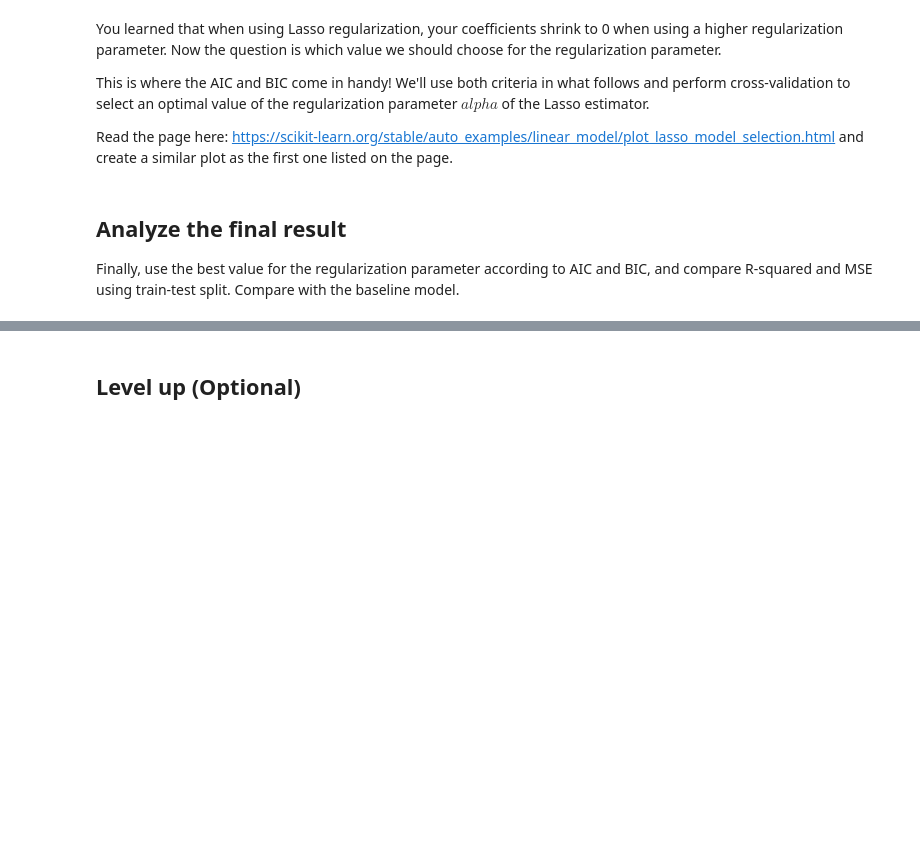
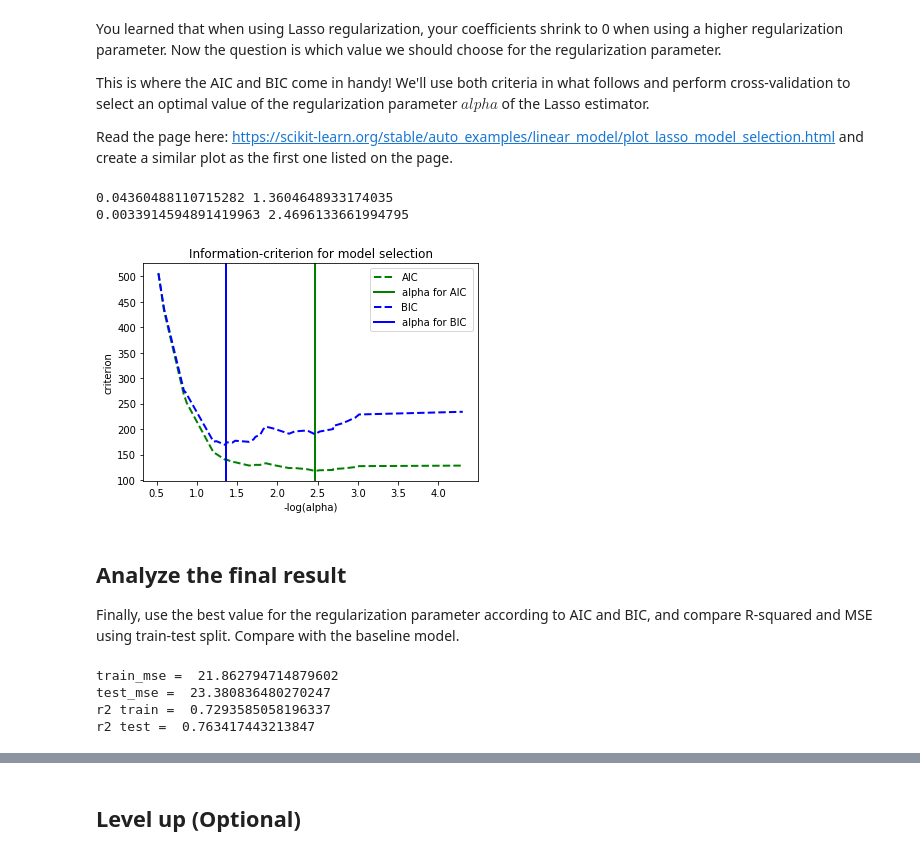
Before and after one commit to poariston/dsc-extensions-to-linear-models-lab-online-ds-pt-120919, a Jupyter notebook: index.ipynb, the cells around one changed output, grey strips where cells are left out. Drawn from its saved outputs; the diff is of its cells as text; code cells hidden in the pictures; blank space fills up the shorter version.

```diff
--- a/index.ipynb
+++ b/index.ipynb
@@ -256,0 +272,20 @@ Add Polynomials for the two features that seem to benefit the most, as in have t
+# %%
+df_inter = data
+print(df_inter.columns,df_inter.shape)
+
+columns=[]
+for i in range(deg):
+    columns.append( str(col+'^'+str(i+1)) )
+
+df_inter_poly=df_inter
+for col,deg,score in good_poly_list_sorted[:2]:
+    columns=[]
+    for i in range(deg):
+        columns.append( str(col+'^'+str(i+1)) )
+    poly = PolynomialFeatures(degree=deg,interaction_only=False,include_bias=False)
+    XX=pd.DataFrame(poly.fit_transform(  df_inter[[col]]), columns=columns)
+    # concat XX containing powers of variable 'col' with df_inter (after having removed 'col')
+    df_inter_drop = df_inter_poly.drop(col,axis = 1)
+    df_inter_poly  = pd.concat([XX,df_inter_drop],axis=1)
+
+print(df_inter_poly.columns,df_inter_poly.shape)
@@ -282,3 +348,35 @@ from sklearn.linear_model import LassoCV, LassoLarsCV, LassoLarsIC
+# %%
+# Your code here
+model_bic = LassoLarsIC(criterion='bic')
+model_bic.fit(df_inter_poly, y)
+alpha_bic_ = model_bic.alpha_
+print(alpha_bic_,-np.log10(alpha_bic_))
+
+model_aic = LassoLarsIC(criterion='aic')
+model_aic.fit(df_inter_poly, y)
+alpha_aic_ = model_aic.alpha_
+print(alpha_aic_,-np.log10(alpha_aic_))
+
+
+def plot_ic_criterion(model, name, color):
+    alpha_ = model.alpha_
+    alphas_ = model.alphas_
+    criterion_ = model.criterion_
+    plt.plot(-np.log10(alphas_), criterion_, '--', color=color, linewidth=2, label= name)
+    plt.axvline(-np.log10(alpha_), color=color, linewidth=2,
+                label='alpha for %s ' % name)
+    plt.xlabel('-log(alpha)')
+    plt.ylabel('criterion')
+
+plt.figure()
+plot_ic_criterion(model_aic, 'AIC', 'green')
+plot_ic_criterion(model_bic, 'BIC', 'blue')
+plt.legend()
+plt.title('Information-criterion for model selection');
+# %% [output]
+0.04360488110715282 1.3604648933174035
+0.0033914594891419963 2.4696133661994795
+[figure, added]
 # %% [markdown]
 ## Analyze the final result
 
@@ -290,10 +388,22 @@ from sklearn.linear_model import Lasso
 # %%
 # Split X_scaled and y into training and test sets
 # Set random_state to 1
-X_train, X_test, y_train, y_test = None
+X_train, X_test, y_train, y_test = train_test_split(Xscaled,y,test_size=.2,random_state = 1)
 
 # Code for baseline model
-linreg_all = None
+linreg_all = LinearRegression()
+linreg_all.fit(X_train, y_train)
 
+y_hat_train = linreg_all.predict(X_train)
+y_hat_test = linreg_all.predict(X_test)
 
 # Print R2 and MSE
+print('train_mse = ', mean_squared_error(y_train,y_hat_train))
+print('test_mse = ', mean_squared_error(y_test,y_hat_test))
+print('r2 train = ', linreg_all.score(X_train,y_train))
+print('r2 test = ', linreg_all.score(X_test,y_test))
+# %% [output]
+train_mse =  21.862794714879602
+test_mse =  23.380836480270247
+r2 train =  0.7293585058196337
+r2 test =  0.763417443213847
```
Also changed, not shown: parts of 19 cells of this notebook.
